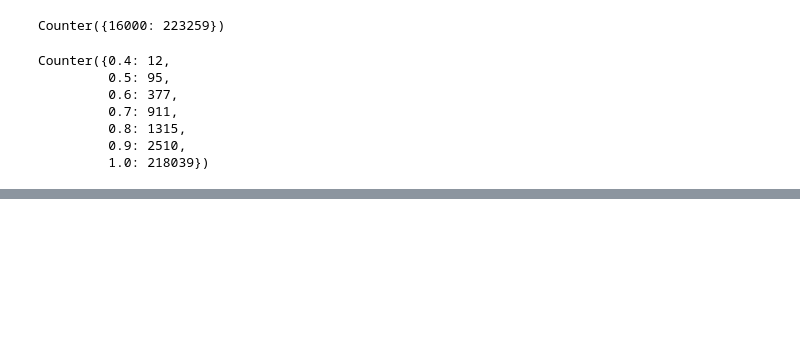
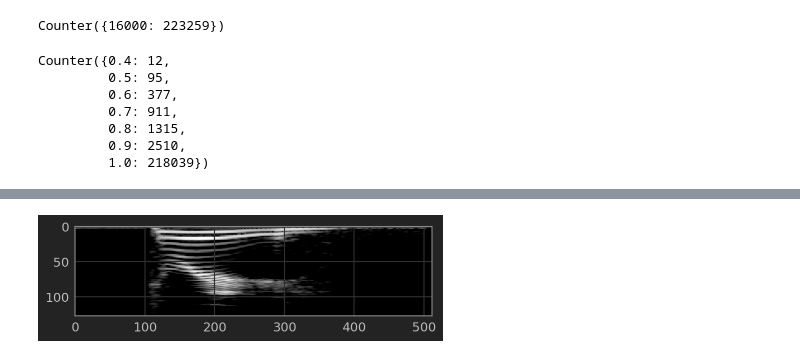
Before and after one commit to myurasov/Kaggle-TF-Speech, a Jupyter notebook: Explore Data.ipynb, the cells around one changed output, grey strips where cells are left out. Saved outputs shown, nothing was run; the diff lists cells and outputs as text; code cells hidden in the pictures; blank space fills up the shorter version.

```diff
--- a/Explore Data.ipynb
+++ b/Explore Data.ipynb
@@ -38,0 +94,11 @@ Counter({0.4: 12,
+# %%
+f = train_files[11]
+sr, s = wavfile.read(f)
+assert 1. == len(s) / sr
+
+m = compute_msg(s)
+assert m.shape == (N_MELS, DESIRED_MSG_W)
+
+plt.imshow(m, cmap=plt.cm.gray)
+ipd.Audio(f)
+# %% [output]
@@ -38,0 +106 @@ Counter({0.4: 12,
+[figure, added]
```
Also changed, not shown: parts of 7 cells of this notebook.
